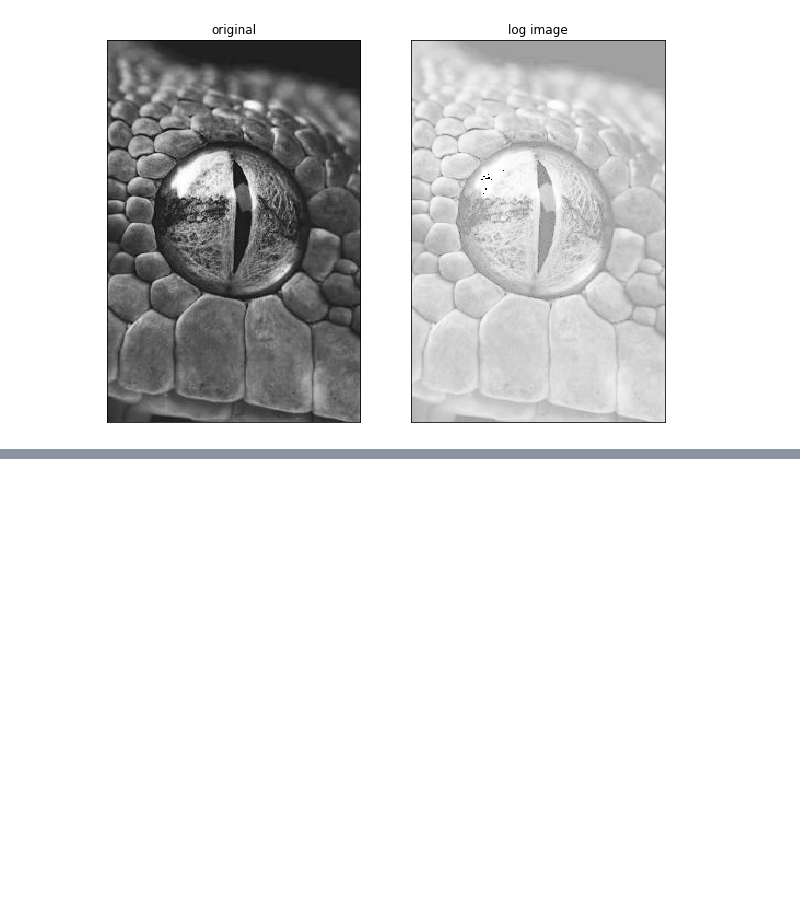
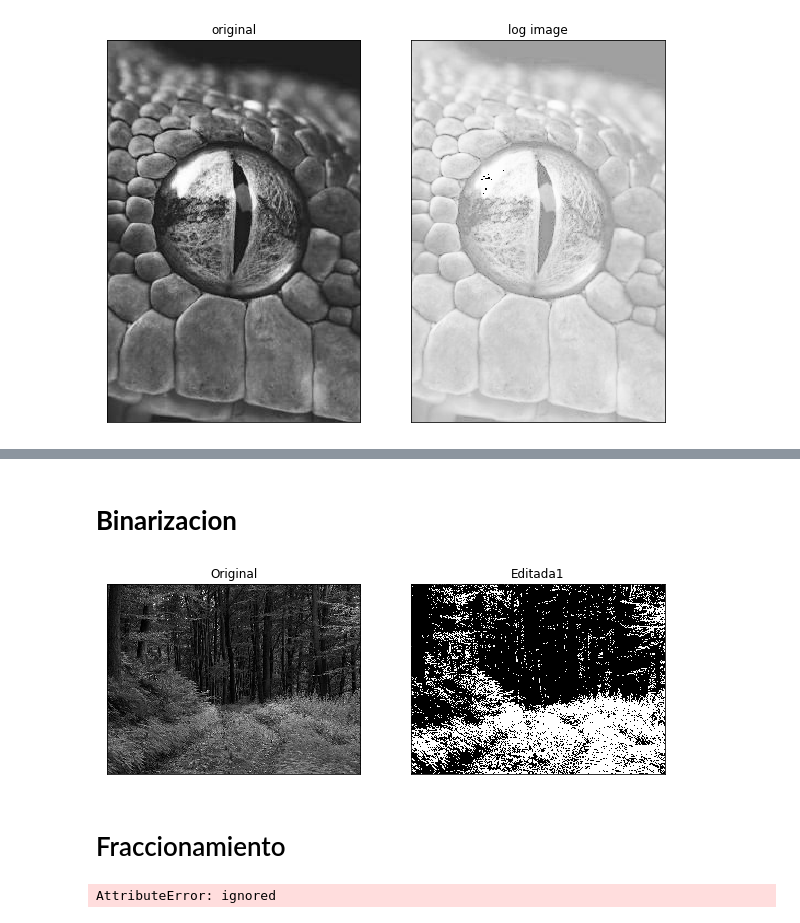
Before and after one commit to tinanano19/melo, a Jupyter notebook: Untitled0.ipynb, the cells around one changed output, grey strips where cells are left out. Saved outputs shown, nothing was run; the diff lists cells and outputs as text; code cells hidden in the pictures; blank space fills up the shorter version.

```diff
--- a/Untitled0.ipynb
+++ b/Untitled0.ipynb
@@ -197,0 +211,53 @@ displayGray2(img, img_log, 'original','log image')
+# %% [markdown]
+# **Binarizacion**
+# %%
+def binarizacion(img, minr=10,maxr=60):
+    img=cv2.imread(img,0)
+    #Find width and heigh of image
+    row, column = img.shape
+    #Create an zeros array to store the sliced image
+    img1 = np.zeros((row,column),dtype = 'uint8')
+
+    #Specify the min and max range
+    min_range = minr
+    max_range = maxr
+
+    #Loop over the input image and if pixel value lies in desired range se
+    for i in range(row):
+      for j in range(column):
+        if img[i,j]>min_range and img[i,j]<max_range:
+          img1[i,j]=255
+        else:
+           img1[i,j]=0
+    #Display the image
+    displayGray2(img,img1)
+
+binarizacion('tree.png',70,178)
+# %% [output]
+[figure, added]
+# %% [markdown]
+# Fraccionamiento
+# %%
+def Fraccionamiento(img,minr=10, maxr=60):
+    #Cargar imagen
+    img=cv2.imread(img, cv2.IMREAD_GRAYSCALE)
+    rows, columns = img.shape
+    img2=np.zeros((rows, columns), dtype = np.uint8)
+
+    #intervalos
+    a = minr
+    b = maxr
+
+    for x in range(0,rows):
+      for y in range(0,columns):
+        r = img[x][y]
+        if a <= r and r<= b:
+          img2[x][y]=255
+        else:
+          img2[x][y]=img[x][y]
+    displayGray(img,img2)
+    return
+
+Fraccionamiento('pastel.png',0,125)
+# %% [output]
+AttributeError: ignored
```
Also changed, not shown: parts of 1 cell of this notebook.
